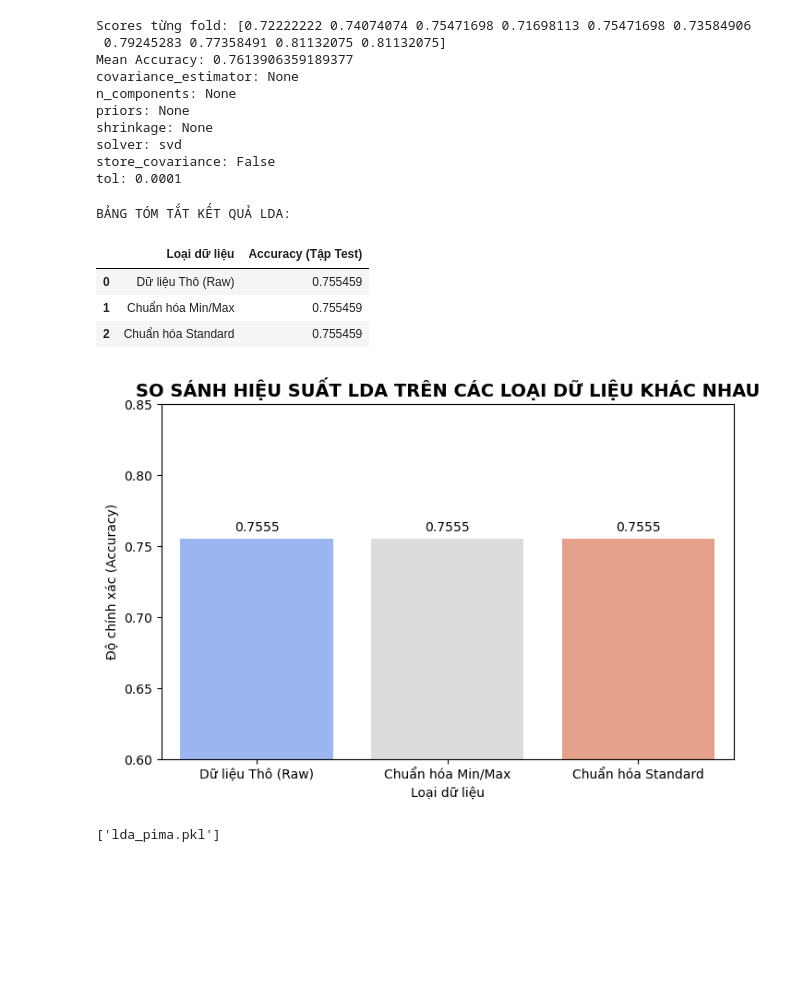
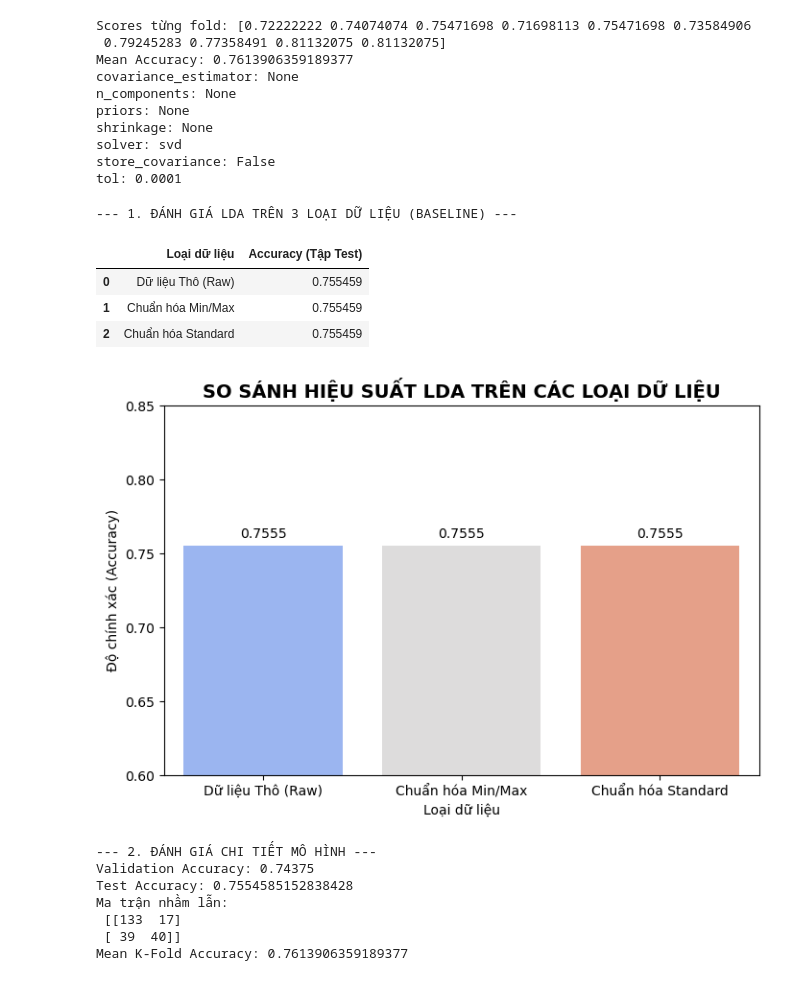
Before and after one commit to JaseSous/ai-project, a Jupyter notebook: Linear_Discrimination.ipynb, the cells around one changed output. Saved outputs shown, nothing was run; the diff lists cells and outputs as text; code cells hidden in the pictures; blank space fills up the shorter version.

Commit message:
chỉnh sửa model linear

```diff
--- a/Linear_Discrimination.ipynb
+++ b/Linear_Discrimination.ipynb
@@ -246,48 +246,77 @@ import seaborn as sns
 from sklearn.discriminant_analysis import LinearDiscriminantAnalysis
 from sklearn.metrics import accuracy_score
 
+print("--- 1. ĐÁNH GIÁ LDA TRÊN 3 LOẠI DỮ LIỆU (BASELINE) ---")
+
 # Khởi tạo mô hình LDA
-lda_model = LinearDiscriminantAnalysis()
+lda_eval = LinearDiscriminantAnalysis()
 
 # 1. Chạy trên dữ liệu Thô (Raw)
-lda_model.fit(X_train_raw, y_train)
-acc_raw_lda = accuracy_score(y_test, lda_model.predict(X_test_raw))
+lda_eval.fit(X_train_raw, y_train)
+acc_raw_lda = accuracy_score(y_test, lda_eval.predict(X_test_raw))
 
 # 2. Chạy trên dữ liệu Min/Max
-lda_model.fit(X_train_minmax, y_train)
-acc_minmax_lda = accuracy_score(y_test, lda_model.predict(X_test_minmax))
+lda_eval.fit(X_train_minmax, y_train)
+acc_minmax_lda = accuracy_score(y_test, lda_eval.predict(X_test_minmax))
 
 # 3. Chạy trên dữ liệu Standard
-lda_model.fit(X_train_std, y_train)
-acc_std_lda = accuracy_score(y_test, lda_model.predict(X_test_std))
+lda_eval.fit(X_train_std, y_train)
+acc_std_lda = accuracy_score(y_test, lda_eval.predict(X_test_std))
 
-# --- TÓM TẮT VÀ TRÌNH DIỄN KẾT QUẢ LDA ---
+# --- TÓM TẮT VÀ TRÌNH DIỄN KẾT QUẢ ---
 results_lda = pd.DataFrame({
     'Loại dữ liệu': ['Dữ liệu Thô (Raw)', 'Chuẩn hóa Min/Max', 'Chuẩn hóa Standard'],
     'Accuracy (Tập Test)': [acc_raw_lda, acc_minmax_lda, acc_std_lda]
 })
 
-print("BẢNG TÓM TẮT KẾT QUẢ LDA:")
 display.display(results_lda)
 
 # Vẽ biểu đồ trình diễn
 plt.figure(figsize=(8, 5))
 sns.barplot(x='Loại dữ liệu', y='Accuracy (Tập Test)', data=results_lda, palette='coolwarm')
-plt.title('SO SÁNH HIỆU SUẤT LDA TRÊN CÁC LOẠI DỮ LIỆU KHÁC NHAU', fontsize=14, fontweight='bold')
+plt.title('SO SÁNH HIỆU SUẤT LDA TRÊN CÁC LOẠI DỮ LIỆU', fontsize=14, fontweight='bold')
 plt.ylabel('Độ chính xác (Accuracy)')
 plt.ylim(0.60, 0.85)
 for index, row in results_lda.iterrows():
     plt.text(index, row['Accuracy (Tập Test)'] + 0.005, f"{row['Accuracy (Tập Test)']:.4f}", color='black', ha="center")
 plt.show()
-
-# Lưu mô hình (Tùy chọn)
-import joblib
-joblib.dump(lda_model, 'lda_pima.pkl')
 # %% [output]
-BẢNG TÓM TẮT KẾT QUẢ LDA:
+--- 1. ĐÁNH GIÁ LDA TRÊN 3 LOẠI DỮ LIỆU (BASELINE) ---
 |  | Loại dữ liệu | Accuracy (Tập Test) |
 | 0 | Dữ liệu Thô (Raw) | 0.755459 |
 | 1 | Chuẩn hóa Min/Max | 0.755459 |
 | 2 | Chuẩn hóa Standard | 0.755459 |
-[figure, old version]
+[figure, new version]
-['lda_pima.pkl']
+# %%
+from sklearn.metrics import confusion_matrix
+from sklearn.model_selection import cross_val_score
+
+print("--- 2. ĐÁNH GIÁ CHI TIẾT MÔ HÌNH ---")
+# Sử dụng dữ liệu Standard để đánh giá chi tiết
+lda_model = LinearDiscriminantAnalysis()
+
+# 1. Validate (Train trên tập sub, test trên tập valid)
+lda_model.fit(X_train_sub, y_train_sub)
+y_pred_valid = lda_model.predict(X_valid)
+acc_valid = accuracy_score(y_valid, y_pred_valid)
+print("Validation Accuracy:", acc_valid)
+
+# 2. Test thực tế (Train trên toàn bộ train chuẩn hóa, test trên test chuẩn hóa)
+lda_model.fit(X_train_std, y_train)
+y_pred_test = lda_model.predict(X_test_std)
+acc_test = accuracy_score(y_test, y_pred_test)
+cm = confusion_matrix(y_test, y_pred_test)
+print("Test Accuracy:", acc_test)
+print("Ma trận nhầm lẫn:\n", cm)
+
+# 3. K-Fold (10 folds trên tập train chuẩn hóa)
+scores = cross_val_score(LinearDiscriminantAnalysis(), X_train_std, y_train, cv=10)
+print("Mean K-Fold Accuracy:", scores.mean())
+# %% [output]
+--- 2. ĐÁNH GIÁ CHI TIẾT MÔ HÌNH ---
+Validation Accuracy: 0.74375
+Test Accuracy: 0.7554585152838428
+Ma trận nhầm lẫn:
+ [[133  17]
+ [ 39  40]]
+Mean K-Fold Accuracy: 0.7613906359189377
```
Also changed, not shown: parts of 2 cells of this notebook, 2 other files.
